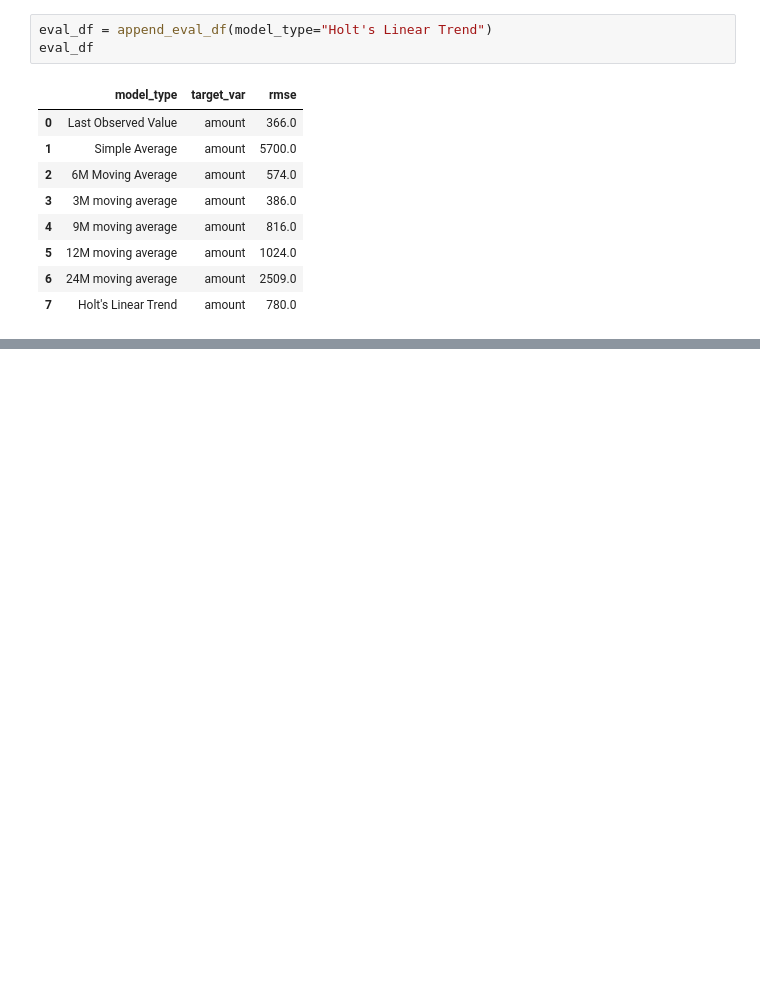
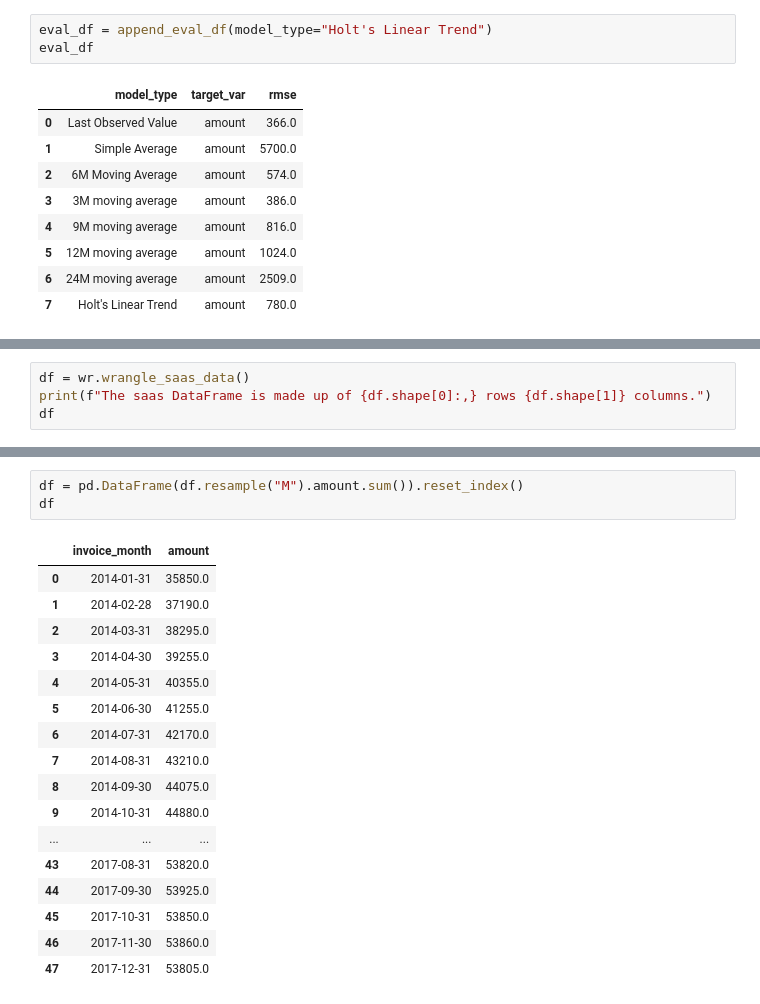
Before and after one commit to aleclhartman/financial_modeling, a Jupyter notebook: saas/eda_and_forecasting.ipynb, the cells around one changed output, grey strips where cells are left out. Cells and saved outputs as stored; diff of their text form; blank space fills up the shorter version.

```diff
--- a/saas/eda_and_forecasting.ipynb
+++ b/saas/eda_and_forecasting.ipynb
@@ -658,0 +759,4 @@ eval_df.set_index("model_type").rmse.plot.bar()
+# %%
+df = wr.wrangle_saas_data()
+print(f"The saas DataFrame is made up of {df.shape[0]:,} rows {df.shape[1]} columns.")
+df
@@ -658,0 +779,21 @@ eval_df.set_index("model_type").rmse.plot.bar()
+# %%
+df = pd.DataFrame(df.resample("M").amount.sum()).reset_index()
+df
+# %% [output]
+|  | invoice_month | amount |
+| 0 | 2014-01-31 | 35850.0 |
+| 1 | 2014-02-28 | 37190.0 |
+| 2 | 2014-03-31 | 38295.0 |
+| 3 | 2014-04-30 | 39255.0 |
+| 4 | 2014-05-31 | 40355.0 |
+| 5 | 2014-06-30 | 41255.0 |
+| 6 | 2014-07-31 | 42170.0 |
+| 7 | 2014-08-31 | 43210.0 |
+| 8 | 2014-09-30 | 44075.0 |
+| 9 | 2014-10-31 | 44880.0 |
+| ... | ... | ... |
+| 43 | 2017-08-31 | 53820.0 |
+| 44 | 2017-09-30 | 53925.0 |
+| 45 | 2017-10-31 | 53850.0 |
+| 46 | 2017-11-30 | 53860.0 |
+| 47 | 2017-12-31 | 53805.0 |
```
Also changed, not shown: parts of 19 cells of this notebook.
